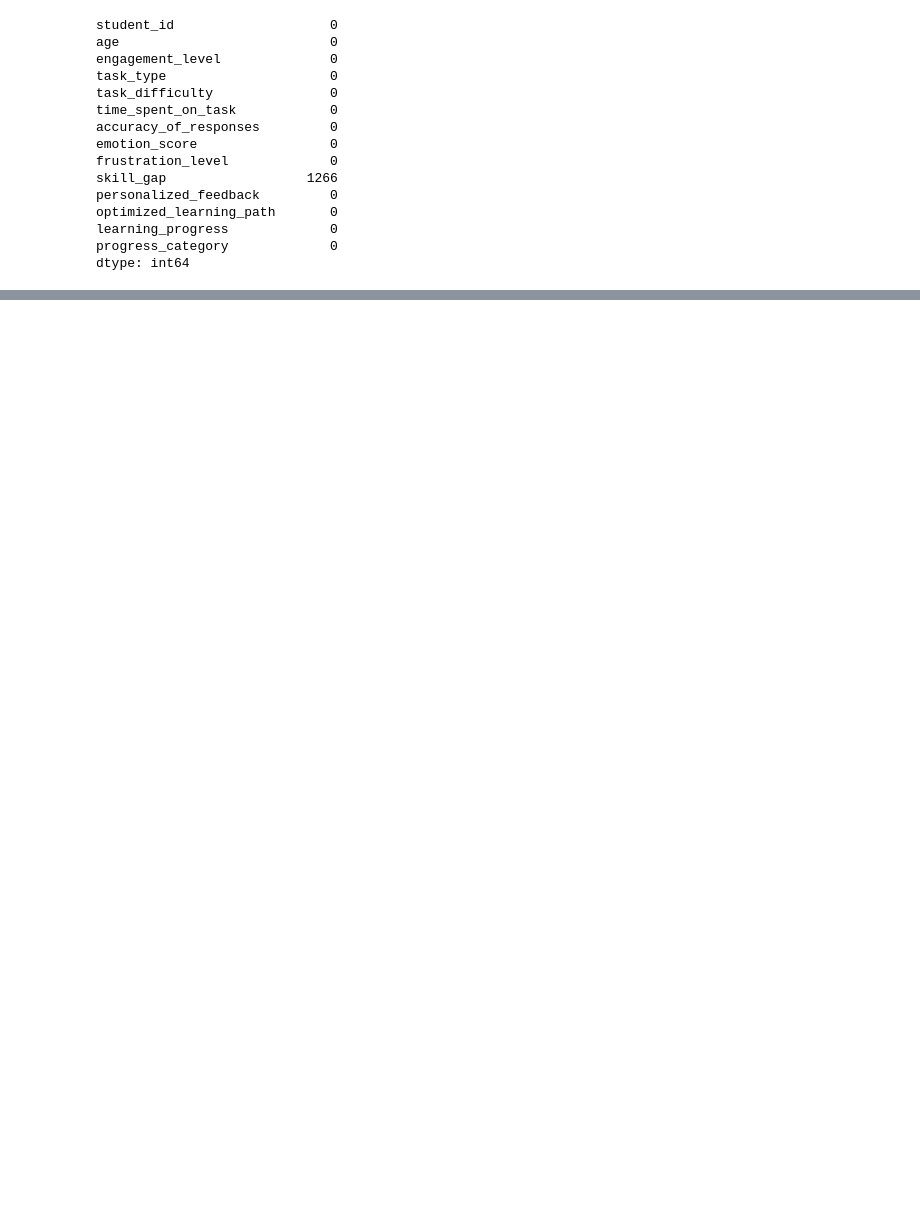
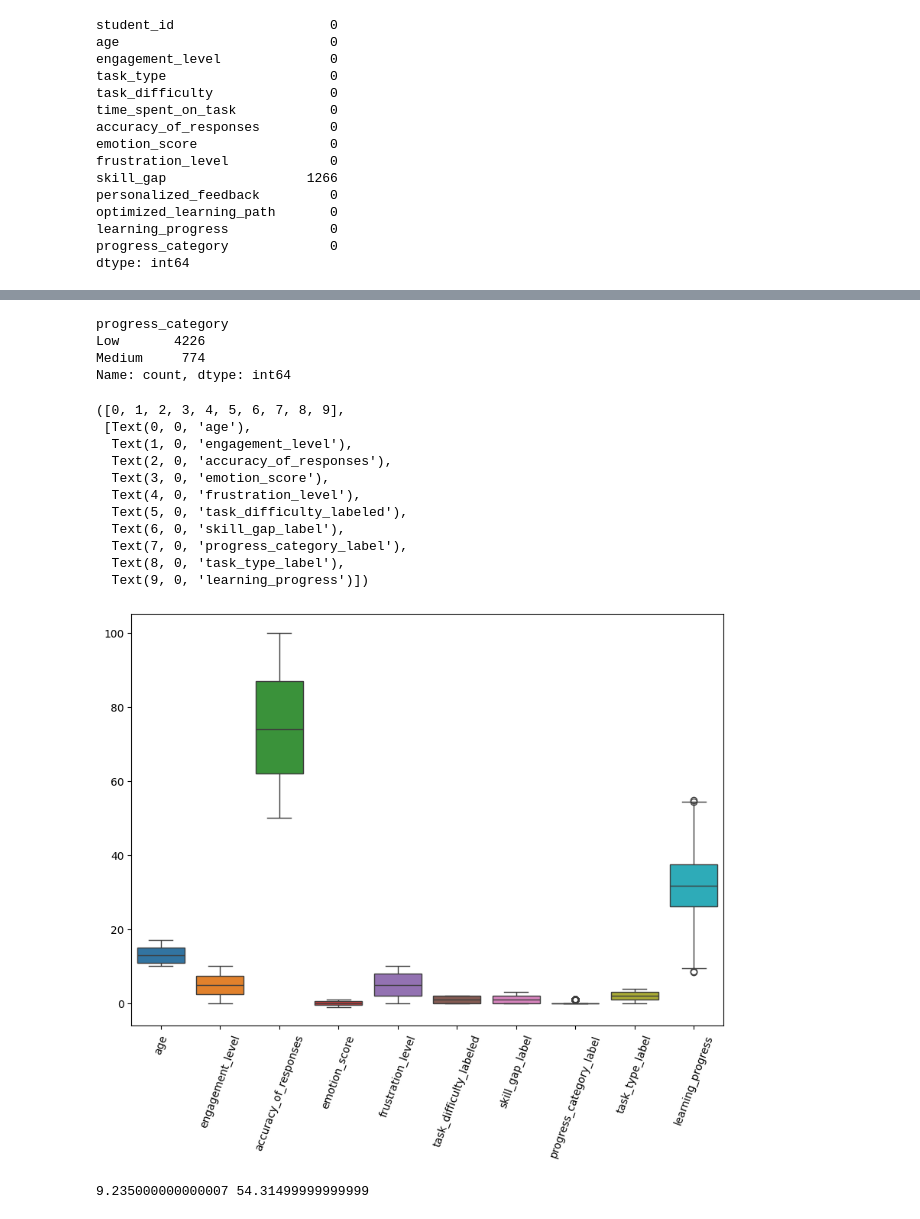
Before and after one commit to ArthurHastings/IntelligentClassroom, a Jupyter notebook: Proiect feb (1).ipynb, the cells around one changed output, grey strips where cells are left out. Cells and saved outputs as stored; diff of their text form; code cells hidden in the pictures; blank space fills up the shorter version.

Commit message:
dataset numeric, functii label, heatmap si rezolvat outliers

```diff
--- a/Proiect feb (1).ipynb
+++ b/Proiect feb (1).ipynb
@@ -126,0 +106,69 @@ plt.show()
+# %%
+def skill_gap_label(skill: str)-> int:
+    if skill == "No Gap":
+        return 0
+    elif skill == "Grammar":
+        return 1
+    elif skill == "Vocabulary":
+        return 2
+    elif skill == "Pronunciation":
+        return 3
+
+data["skill_gap_label"] = data.skill_gap.apply(skill_gap_label)
+# %%
+data.progress_category.value_counts()
+# %% [output]
+progress_category
+Low       4226
+Medium     774
+Name: count, dtype: int64
+# %%
+def progress_category_label(progress: str)-> int:
+    if progress == "Low":
+        return 0
+    elif progress == "Medium":
+        return 1
+
+data["progress_category_label"] = data.progress_category.apply(progress_category_label)
+# %%
+def task_type_label(task: str)-> int:
+    if task == "Grammar":
+        return 0
+    elif task == "Speaking":
+        return 1
+    elif task == "Writing":
+        return 2
+    elif task == "Reading":
+        return 3
+    elif task == "Listening":
+        return 4
+
+data["task_type_label"] = data.task_type.apply(task_type_label)
+# %%
+data_num = data[["age", "engagement_level", "time_spent_on_task", "accuracy_of_responses", "emotion_score", "frustration_level", "task_difficulty_labeled", "skill_gap_label", "progress_category_label", "task_type_label", "learning_progress"]]
+# %%
+plt.figure(figsize=(10, 7))
+sns.boxplot(data=data_num.drop(columns=["time_spent_on_task"]))
+plt.xticks(rotation=70)
+# %% [output]
+([0, 1, 2, 3, 4, 5, 6, 7, 8, 9],
+ [Text(0, 0, 'age'),
+  Text(1, 0, 'engagement_level'),
+  Text(2, 0, 'accuracy_of_responses'),
+  Text(3, 0, 'emotion_score'),
+  Text(4, 0, 'frustration_level'),
+  Text(5, 0, 'task_difficulty_labeled'),
+  Text(6, 0, 'skill_gap_label'),
+  Text(7, 0, 'progress_category_label'),
+  Text(8, 0, 'task_type_label'),
+  Text(9, 0, 'learning_progress')])
+[figure, added]
+# %%
+Q1 = data_num["learning_progress"].quantile(.25)
+Q3 = data_num["learning_progress"].quantile(.75)
+IQR = Q3 - Q1
+lower_lim = Q1 - IQR * 1.5
+upper_lim = Q3 + IQR * 1.5
+print(lower_lim, upper_lim)
+# %% [output]
+9.235000000000007 54.31499999999999
```
Also changed, not shown: parts of 12 cells of this notebook.
